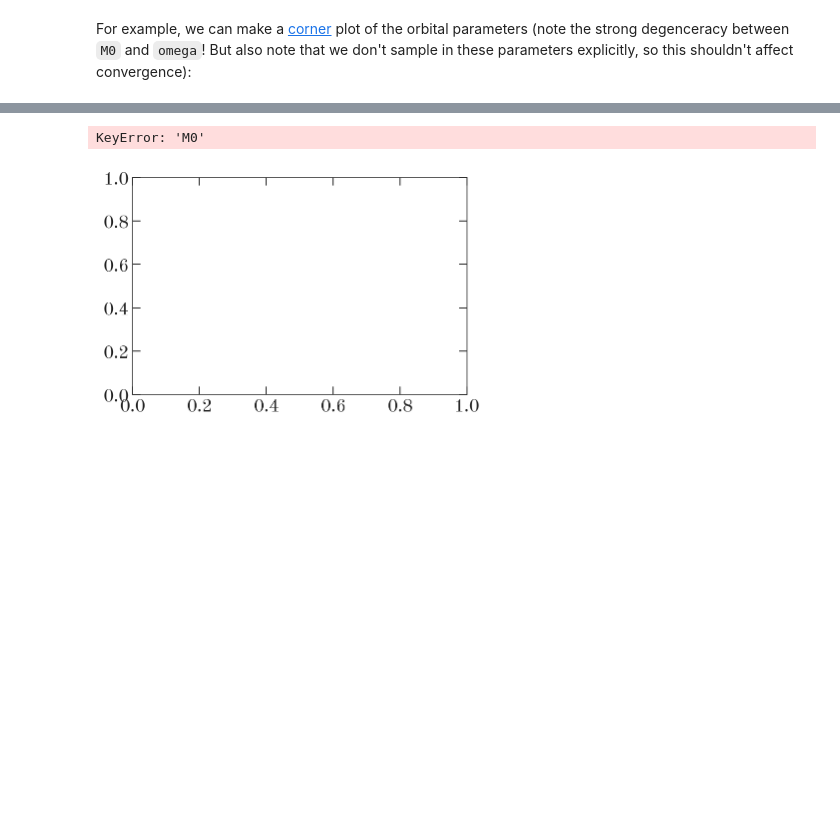
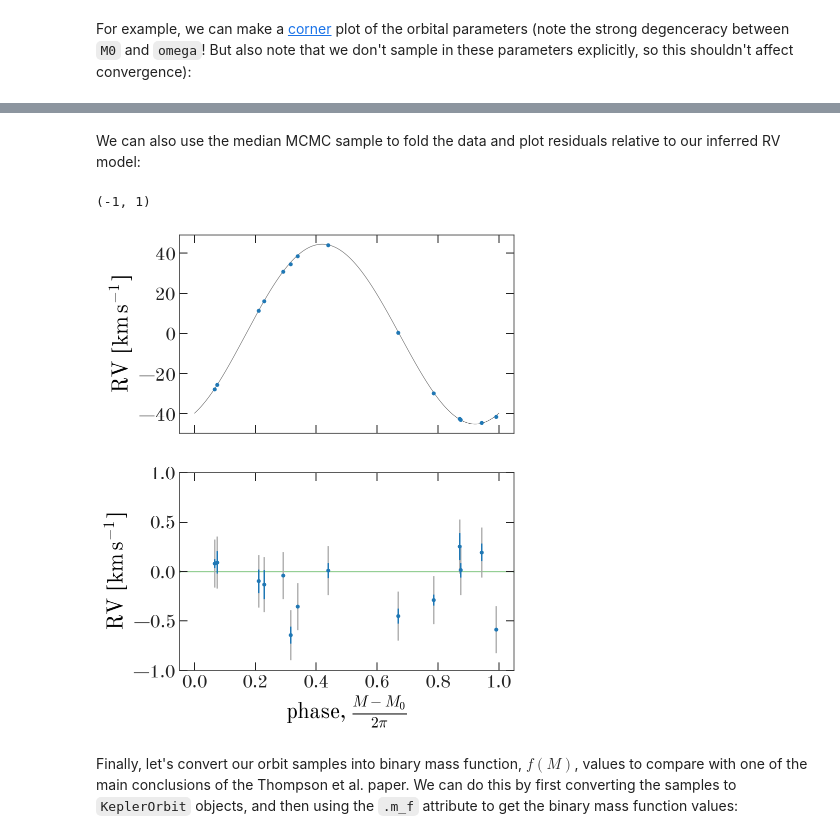
Before and after one commit to adrn/thejoker, a Jupyter notebook: docs/examples/Thompson-black-hole.ipynb, the cells around one changed output, grey strips where cells are left out. Cells and saved outputs as stored; diff of their text form; code cells hidden in the pictures; blank space fills up the shorter version.

```diff
--- a/docs/examples/Thompson-black-hole.ipynb
+++ b/docs/examples/Thompson-black-hole.ipynb
@@ -397,18 +274,21 @@ median_sample
-# %%
-median_sample = mcmc_samples.median()
-
-fig, ax = plt.subplots()
-
-phase_grid = np.linspace(0, 1, 256)
-orbit = median_sample.get_orbit()
-ax.plot(phase_grid, orbit.radial_velocity(t0 + phase_grid*P),
-        marker='', lw=1, color='k', alpha=0.5)
-
-for d in data:
-    _ = d.plot(color=None, phase_fold=median_sample['P'][0])
-# %% [output]
-KeyError: 'M0'
-[figure, removed]
+# %% [markdown]
+We can also use the median MCMC sample to fold the data and plot residuals relative to our inferred RV model:
+# %%
+fig, axes = plt.subplots(2, 1, figsize=(6, 8), sharex=True)
+
+_ = tj.plot_phase_fold(mcmc_samples.median(), data, ax=axes[0], add_labels=False)
+_ = tj.plot_phase_fold(mcmc_samples.median(), data, ax=axes[1], residual=True)
+
+for ax in axes:
+    ax.set_ylabel(f'RV [{apogee_data.rv.unit:latex_inline}]')
+
+axes[1].axhline(0, zorder=-10, color='tab:green', alpha=0.5)
+axes[1].set_ylim(-1, 1)
+# %% [output]
+(-1, 1)
+[figure, added]
+# %% [markdown]
+Finally, let's convert our orbit samples into binary mass function, $f(M)$, values to compare with one of the main conclusions of the Thompson et al. paper. We can do this by first converting the samples to `KeplerOrbit` objects, and then using the `.m_f` attribute to get the binary mass function values:
 # %%
 mfs = u.Quantity([mcmc_samples.get_orbit(i).m_f
                   for i in np.random.choice(len(mcmc_samples), 1024)])
```
Also changed, not shown: parts of 21 cells of this notebook.
